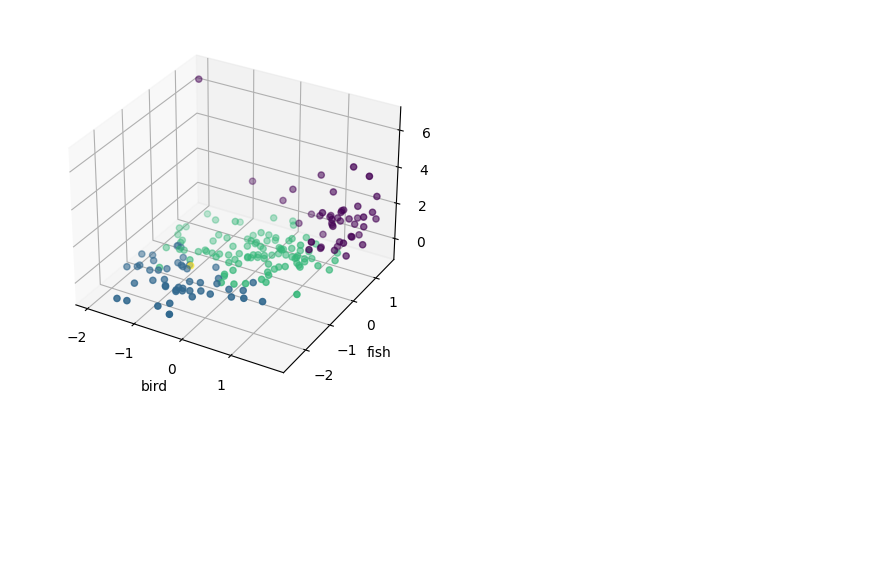
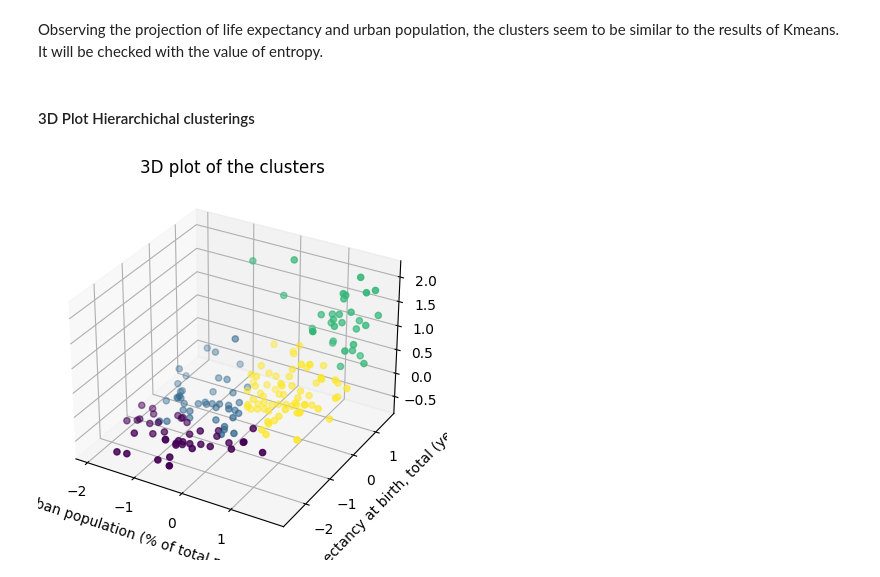
Before and after one commit to f2ire/IA_project, a Jupyter notebook: Untitled3.ipynb, the cells around one changed output. Drawn from its saved outputs; the diff is of its cells as text; code cells hidden in the pictures; blank space fills up the shorter version.

```diff
--- a/Untitled3.ipynb
+++ b/Untitled3.ipynb
@@ -40,0 +20,4 @@ df
+# %%
+
+data = pd.read_csv("normalized_clean_dataframe.csv", index_col=0)
+clean_data=pd.read_csv("normalized_clean_dataframe_wo_outlier.csv",index_col=0)
@@ -70,10 +97,10 @@ sns.pairplot(c, hue="num")
 # %%
-def hierarchical_clustering(dataframe,nb_clust, method='complete', metric='euclidean'):
-    Z = sch.linkage(dataframe, method='complete', metric='euclidean')
-    clusters = sch.fcluster(Z, nb_clust, criterion='maxclust')
-    return Z,clusters
-
-Z,clusters=hierarchical_clustering(clean_data,4)
-fig = plt.figure(figsize=(20, 40))
-dendro = sch.dendrogram(Z, orientation='left', leaf_rotation=0, leaf_font_size=15)
+Z_single,clusters_hs= cf.hierarchical_clustering(clean_data,4,method='single')
+Z_complete,clusters_hc=cf.hierarchical_clustering(clean_data,4)
+plt.figure(figsize=(15, 25))
+dendro = sch.dendrogram(Z_single, orientation='left', leaf_rotation=0, leaf_font_size=15)
+plt.show()
+plt.figure(figsize=(15, 25))
+dendro_complete = sch.dendrogram(Z_complete, orientation='left', leaf_rotation=0, leaf_font_size=15)
+plt.show()
 # %% [output]
@@ -103,13 +138,24 @@ entropy of each cluster:  [0.15109697051711368, 0.0, 0.0, 0.0]
+# %% [markdown]
+Observing the projection of life expectancy and urban population, the clusters seem to be similar to the results of Kmeans. It will be checked with the value of entropy.
+# %% [markdown]
+#### 3D Plot Hierarchichal clusterings
 # %%
-fig=plt.figure()
-ax=fig.add_subplot(111,projection="3d")
-x=c["Urban population (% of total population)"]
-y=c["Life expectancy at birth, total (years)"]
-z=c["GDP per capita (current US$)"]
-cmap = ListedColormap(sns.color_palette("husl", 256).as_hex())
-ax.scatter(x,y,z,c=c["num"])
-plt.xlabel("bird")
-plt.ylabel("fish")
-plt.show()
+def plot_3d(df, clusters, axe1, axe2, axe3):
+    fig=plt.figure()
+    ax=fig.add_subplot(111,projection="3d")
+    x=df[axe1]
+    y=df[axe2]
+    z=df[axe3]
+    cmap = ListedColormap(sns.color_palette("husl", 256).as_hex())
+    ax.scatter(x,y,z,c=clusters)
+    plt.xlabel(axe1)
+    plt.ylabel(axe2)
+    plt.title("3D plot of the clusters")
+    plt.show()
+
+axe1="Urban population (% of total population)"
+axe2="Life expectancy at birth, total (years)"
+axe3="GDP per capita (current US$)"
+plot_3d(clean_data,clusters_hc,axe1,axe2,axe3)
 # %% [output]
-[figure, old version]
+[figure, new version]
```
Also changed, not shown: parts of 55 cells of this notebook, 1 other file.
